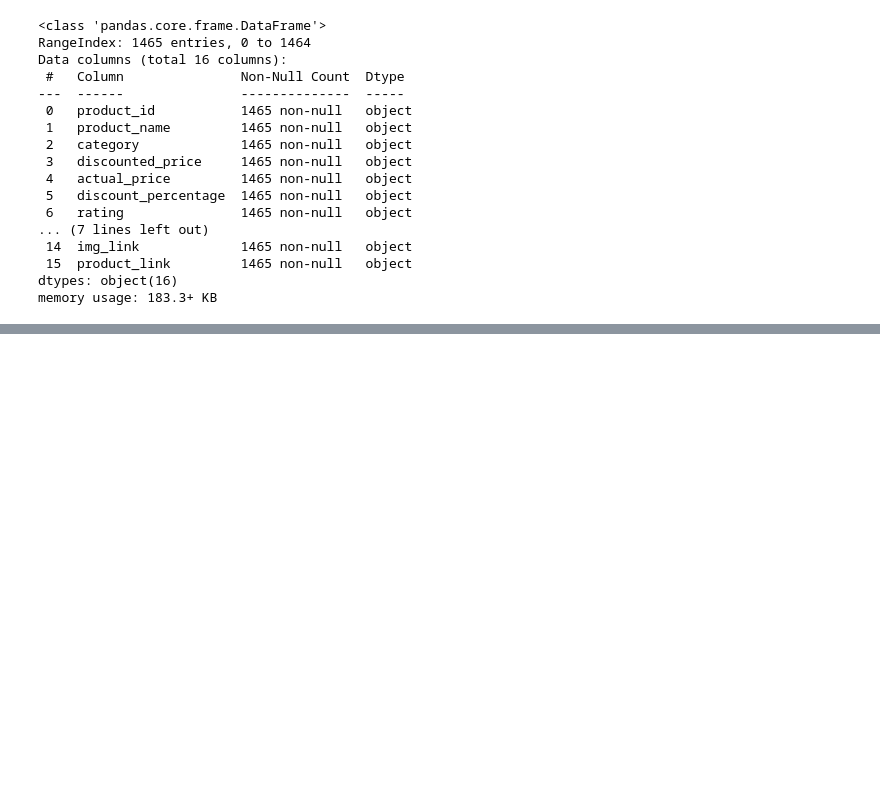
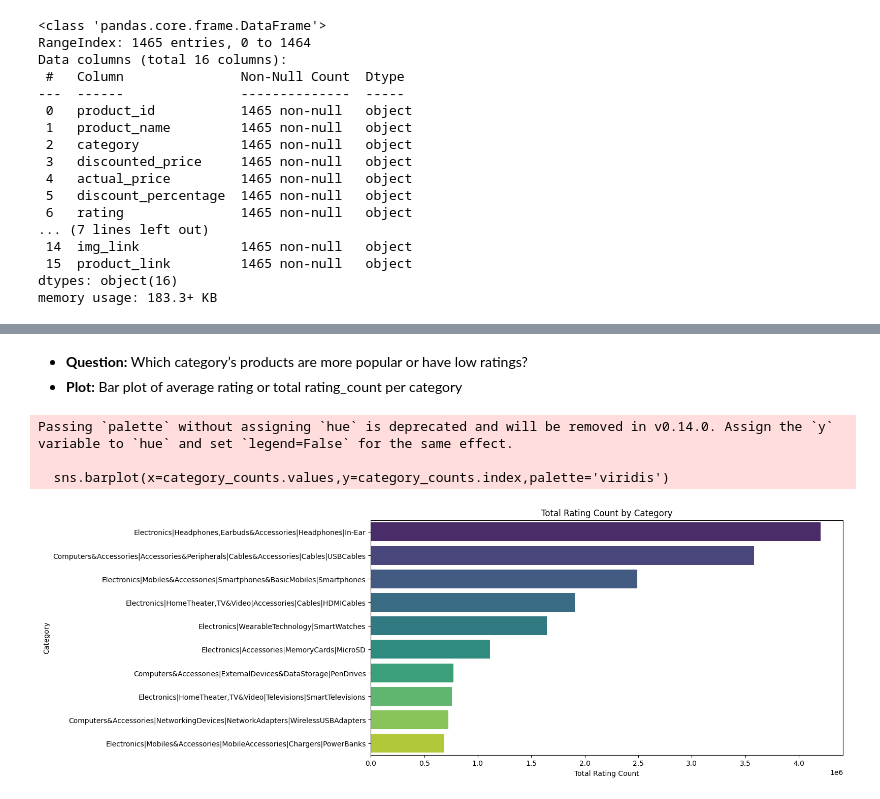
Before and after one commit to NaimPro-tech/customer_churn_prediction, a Jupyter notebook: churn_model.ipynb, the cells around one changed output, grey strips where cells are left out. Drawn from its saved outputs; the diff is of its cells as text; code cells hidden in the pictures; blank space fills up the shorter version.

```diff
--- a/churn_model.ipynb
+++ b/churn_model.ipynb
@@ -35,0 +149,16 @@ memory usage: 183.3+ KB
+# %% [markdown]
+- **Question:** Which category’s products are more popular or have low ratings?
+- **Plot:** Bar plot of average rating or total rating_count per category
+# %%
+category_counts = df.groupby('category')['rating_count'].sum().sort_values(ascending=False).head(10)
+plt.figure(figsize=(12,6))
+sns.barplot(x=category_counts.values,y=category_counts.index,palette='viridis')
+plt.title('Total Rating Count by Category')
+plt.xlabel('Total Rating Count')
+plt.ylabel('Category')
+plt.show()
+# %% [output]
+Passing `palette` without assigning `hue` is deprecated and will be removed in v0.14.0. Assign the `y` variable to `hue` and set `legend=False` for the same effect.
+
+  sns.barplot(x=category_counts.values,y=category_counts.index,palette='viridis')
+[figure, added]
```
Also changed, not shown: parts of 21 cells of this notebook, 1 other file.
